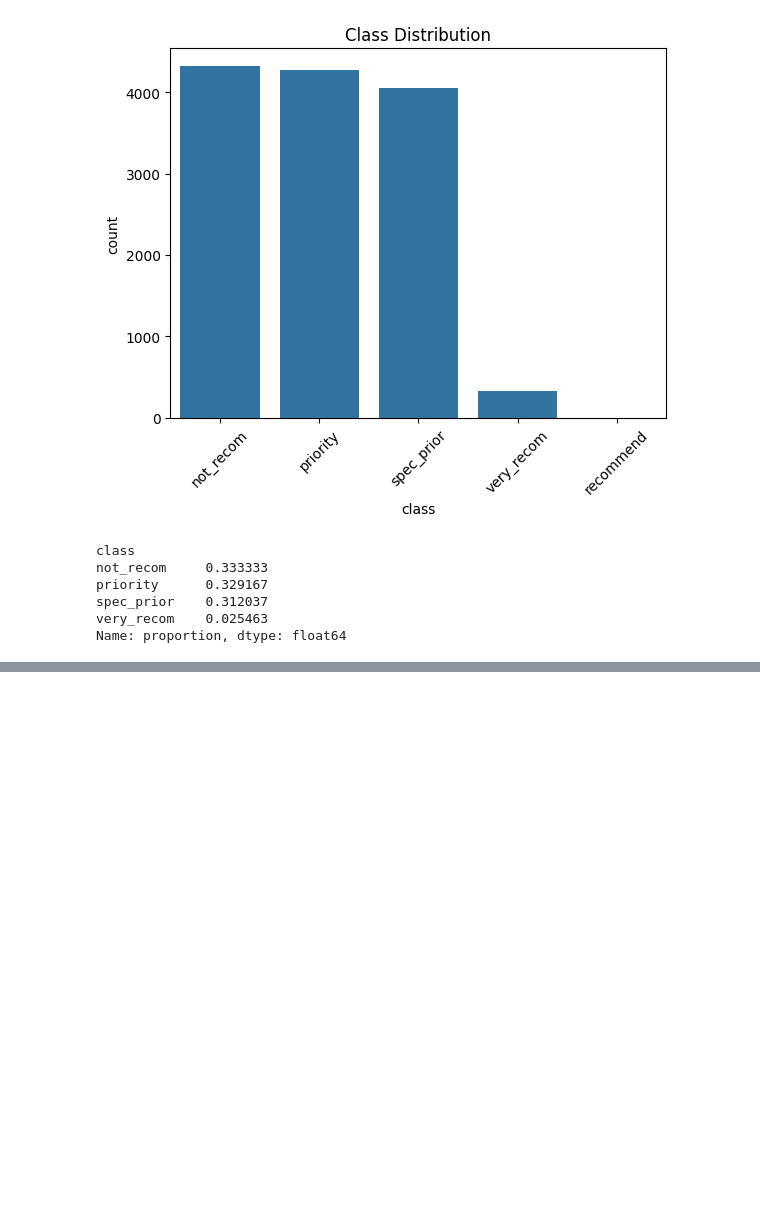
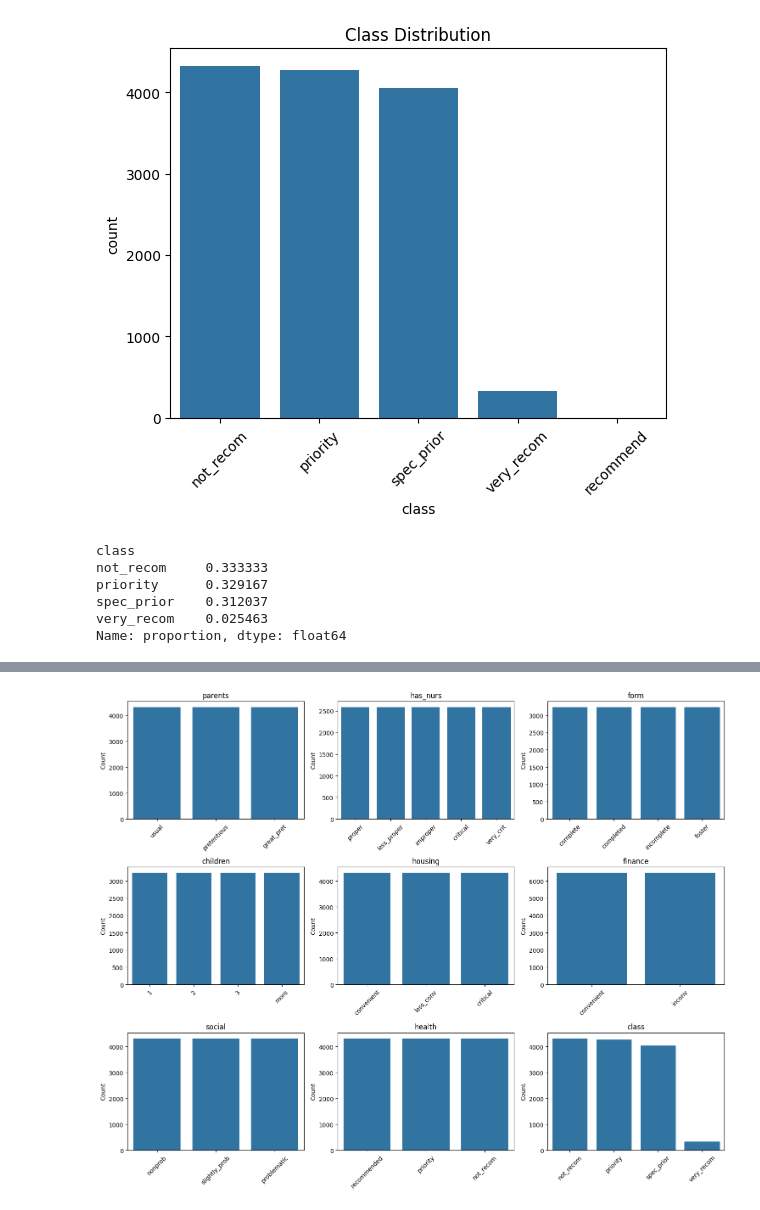
Before and after one commit to rajibulislam1/DataTalksClub, a Jupyter notebook: 2025/Midterm/data.ipynb, the cells around one changed output, grey strips where cells are left out. Cells and saved outputs as stored; diff of their text form; code cells hidden in the pictures; blank space fills up the shorter version.

Commit message:
Data Distributions

```diff
--- a/2025/Midterm/data.ipynb
+++ b/2025/Midterm/data.ipynb
@@ -166,3 +166,9 @@ priority      0.329167
 spec_prior    0.312037
 very_recom    0.025463
 Name: proportion, dtype: float64
+# %%
+for col in df.columns:
+    print(f"Column: {col}")
+    print(f"Unique values ({df[col].nunique()}): {df[col].unique()}")
+    print(df[col].value_counts(normalize=True))  # proportion of each category
+    print("-"*40)
@@ -168,0 +193,23 @@ Name: proportion, dtype: float64
+# %%
+cols = df.columns
+n_cols = 3
+n_rows = (len(cols) + n_cols - 1) // n_cols
+
+fig, axes = plt.subplots(n_rows, n_cols, figsize=(15, 12))
+
+for i, col in enumerate(cols):
+    ax = axes[i // n_cols, i % n_cols]
+    sns.countplot(data=df, x=col, order=df[col].value_counts().index, ax=ax)
+    ax.set_title(f"{col}")
+    ax.set_xlabel("")
+    ax.set_ylabel("Count")
+    ax.tick_params(axis='x', rotation=45)
+
+# Hide empty subplots if any
+for j in range(i + 1, n_rows * n_cols):
+    fig.delaxes(axes.flatten()[j])
+
+plt.tight_layout()
+plt.show()
+# %% [output]
+[figure, added]
```
Also changed, not shown: parts of 1 cell of this notebook.
